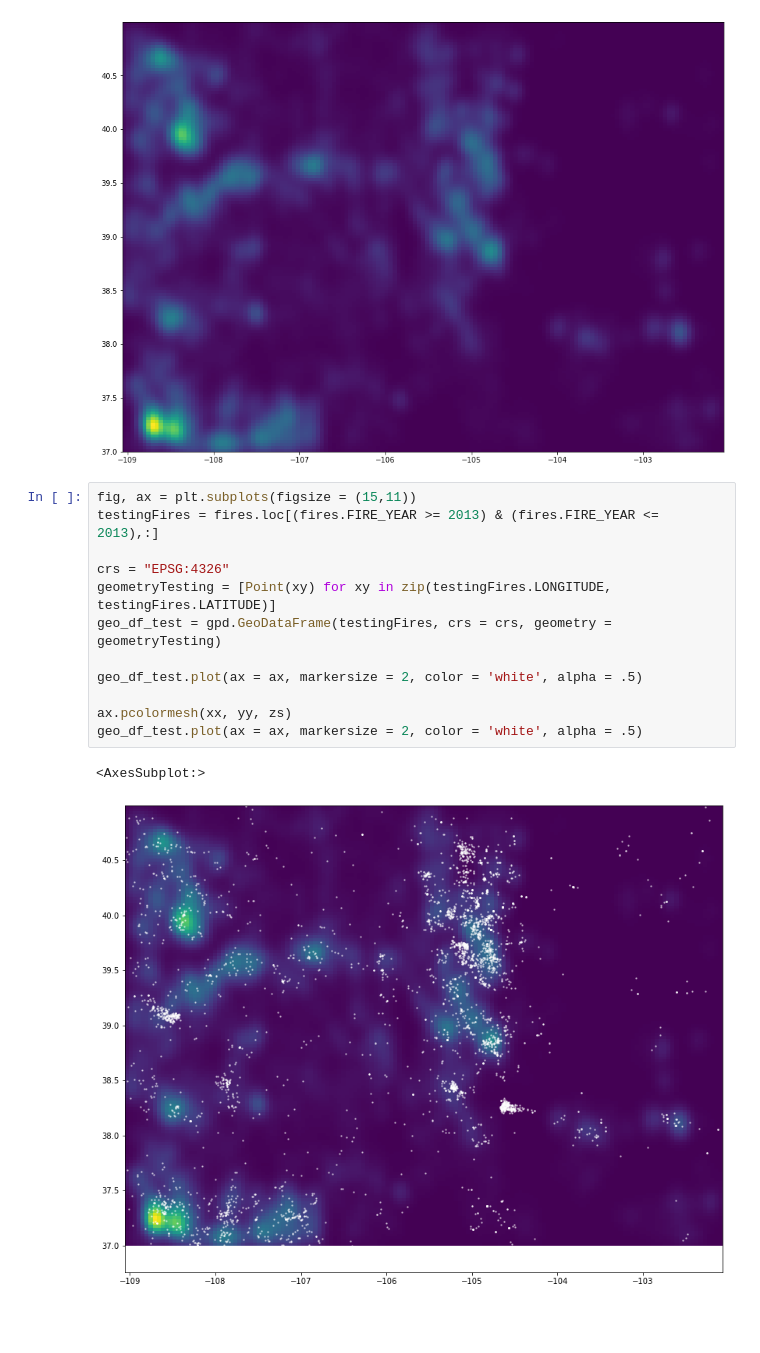
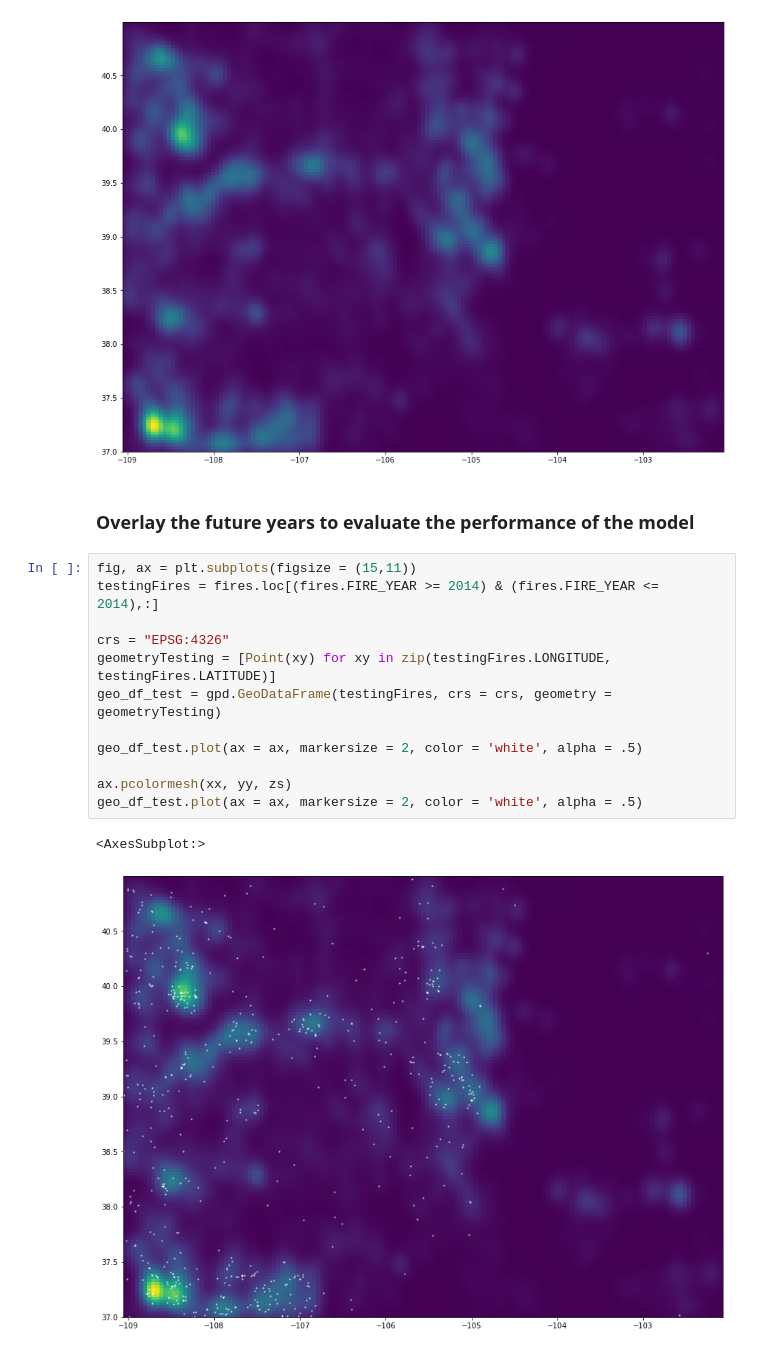
Before and after one commit to Paxton-P/Wildfire, a Jupyter notebook: Data Visualization.ipynb, the cells around one changed output. Drawn from its saved outputs; the diff is of its cells as text; blank space fills up the shorter version.

```diff
--- a/Data Visualization.ipynb
+++ b/Data Visualization.ipynb
@@ -259,18 +244,20 @@ ax.pcolormesh(xx, yy, zs)
 # %% [output]
 <matplotlib.collections.QuadMesh at 0x...>
 [figure]
+# %% [markdown]
+### Overlay the future years to evaluate the performance of the model
 # %%
 fig, ax = plt.subplots(figsize = (15,11))
-testingFires = fires.loc[(fires.FIRE_YEAR >= 2013) & (fires.FIRE_YEAR <= 2013),:]
+testingFires = fires.loc[(fires.FIRE_YEAR >= 2014) & (fires.FIRE_YEAR <= 2014),:]
 
 crs = "EPSG:4326"
 geometryTesting = [Point(xy) for xy in zip(testingFires.LONGITUDE, testingFires.LATITUDE)]
 geo_df_test = gpd.GeoDataFrame(testingFires, crs = crs, geometry = geometryTesting)
 
 geo_df_test.plot(ax = ax, markersize = 2, color = 'white', alpha = .5)
 
 ax.pcolormesh(xx, yy, zs)
 geo_df_test.plot(ax = ax, markersize = 2, color = 'white', alpha = .5)
 # %% [output]
 <AxesSubplot:>
-[figure, old version]
+[figure, new version]
```
Also changed, not shown: parts of 17 cells of this notebook.
